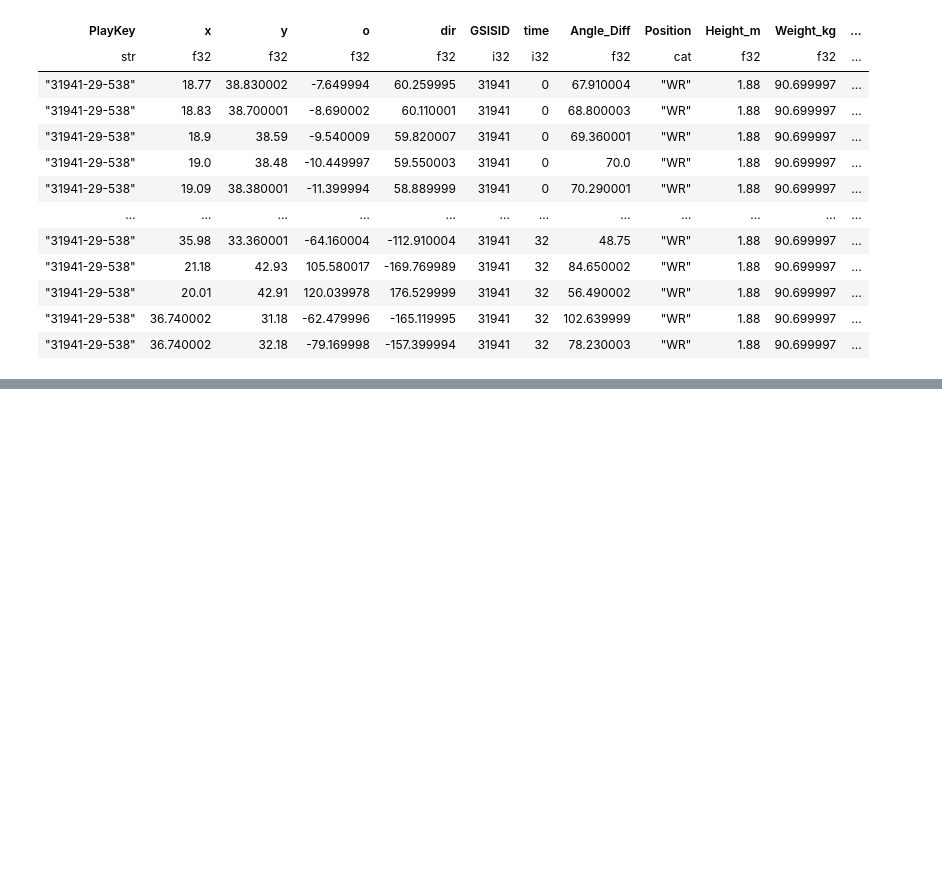
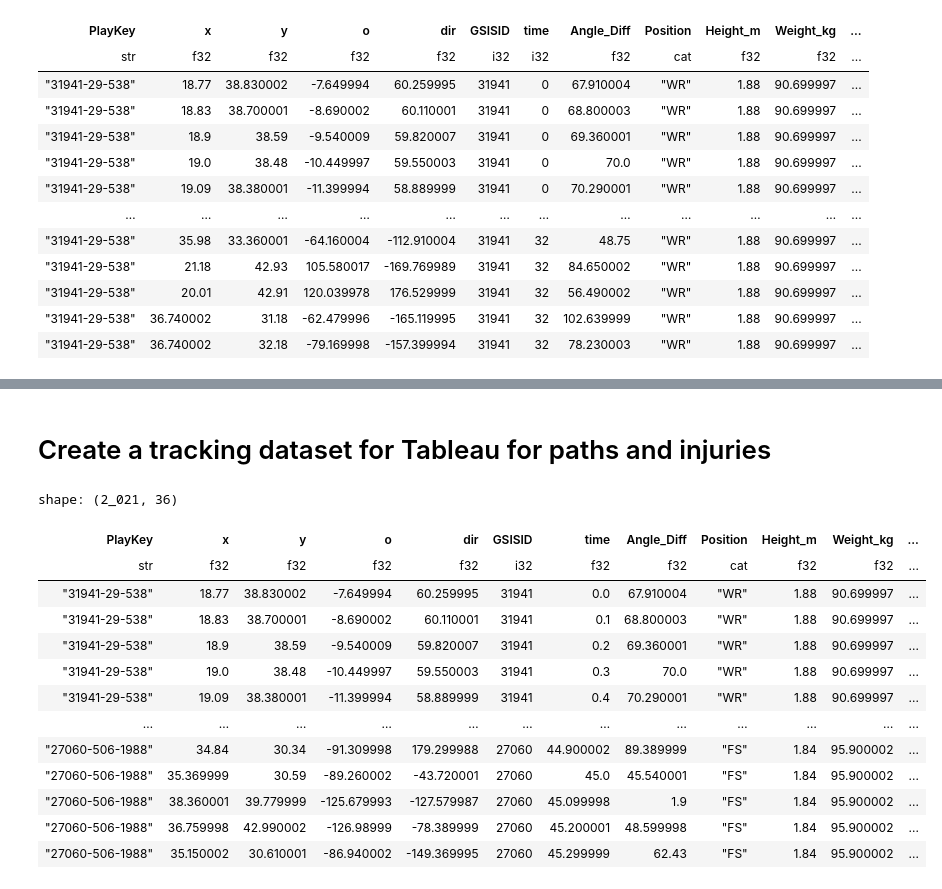
Before and after one commit to FreshOats/NFL_Data_Science, a Jupyter notebook: ET/ET_test.ipynb, the cells around one changed output, grey strips where cells are left out. Cells and saved outputs as stored; diff of their text form; code cells hidden in the pictures; blank space fills up the shorter version.

```diff
--- a/ET/ET_test.ipynb
+++ b/ET/ET_test.ipynb
@@ -520,0 +691,20 @@ create_concussion_review_df(review)
+# %% [markdown]
+# Create a tracking dataset for Tableau for paths and injuries
+# %%
+pl.read_parquet("F:/Data/Processing_data/OpponentPlays.parquet").filter(pl.col("OpponentKey").is_null())
+# cf.filter(pl.col("PlayKey")=="31941-29-538")
+# %% [output]
+shape: (2_021, 36)
+| PlayKey | x | y | o | dir | GSISID | time | Angle_Diff | Position | Height_m | Weight_kg | ... |
+| str | f32 | f32 | f32 | f32 | i32 | f32 | f32 | cat | f32 | f32 | ... |
+| "31941-29-538" | 18.77 | 38.830002 | -7.649994 | 60.259995 | 31941 | 0.0 | 67.910004 | "WR" | 1.88 | 90.699997 | ... |
+| "31941-29-538" | 18.83 | 38.700001 | -8.690002 | 60.110001 | 31941 | 0.1 | 68.800003 | "WR" | 1.88 | 90.699997 | ... |
+| "31941-29-538" | 18.9 | 38.59 | -9.540009 | 59.820007 | 31941 | 0.2 | 69.360001 | "WR" | 1.88 | 90.699997 | ... |
+| "31941-29-538" | 19.0 | 38.48 | -10.449997 | 59.550003 | 31941 | 0.3 | 70.0 | "WR" | 1.88 | 90.699997 | ... |
+| "31941-29-538" | 19.09 | 38.380001 | -11.399994 | 58.889999 | 31941 | 0.4 | 70.290001 | "WR" | 1.88 | 90.699997 | ... |
+| … | … | … | … | … | … | … | … | … | … | … | ... |
+| "27060-506-1988" | 34.84 | 30.34 | -91.309998 | 179.299988 | 27060 | 44.900002 | 89.389999 | "FS" | 1.84 | 95.900002 | ... |
+| "27060-506-1988" | 35.369999 | 30.59 | -89.260002 | -43.720001 | 27060 | 45.0 | 45.540001 | "FS" | 1.84 | 95.900002 | ... |
+| "27060-506-1988" | 38.360001 | 39.779999 | -125.679993 | -127.579987 | 27060 | 45.099998 | 1.9 | "FS" | 1.84 | 95.900002 | ... |
+| "27060-506-1988" | 36.759998 | 42.990002 | -126.98999 | -78.389999 | 27060 | 45.200001 | 48.599998 | "FS" | 1.84 | 95.900002 | ... |
+| "27060-506-1988" | 35.150002 | 30.610001 | -86.940002 | -149.369995 | 27060 | 45.299999 | 62.43 | "FS" | 1.84 | 95.900002 | ... |
```
Also changed, not shown: parts of 36 cells of this notebook, 1 other file.
